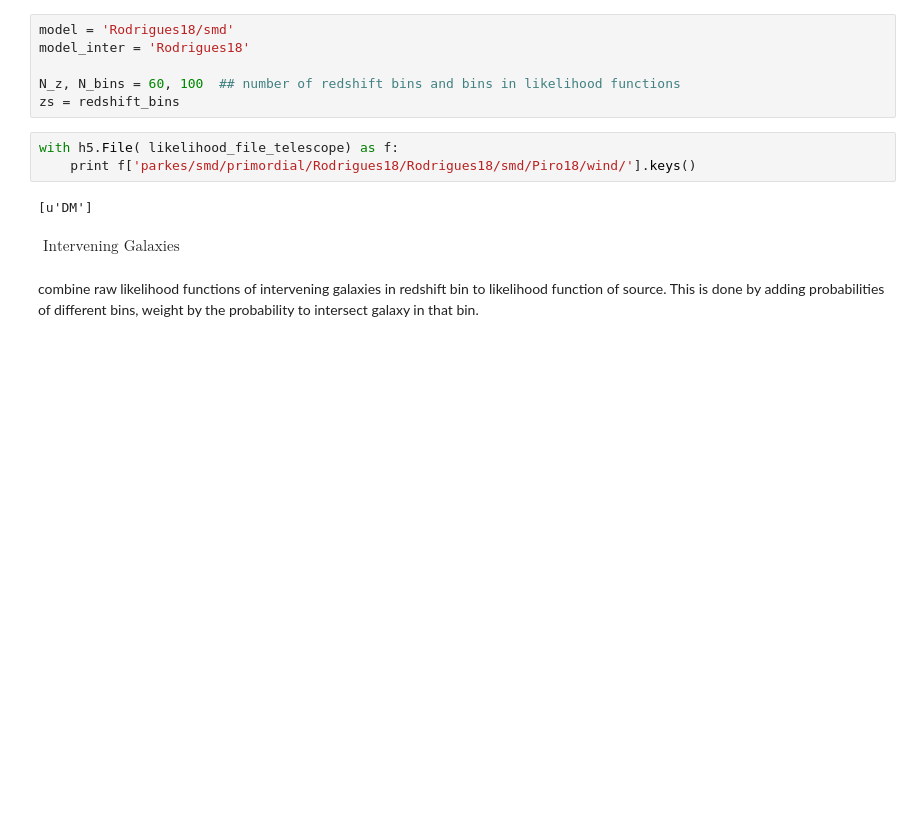
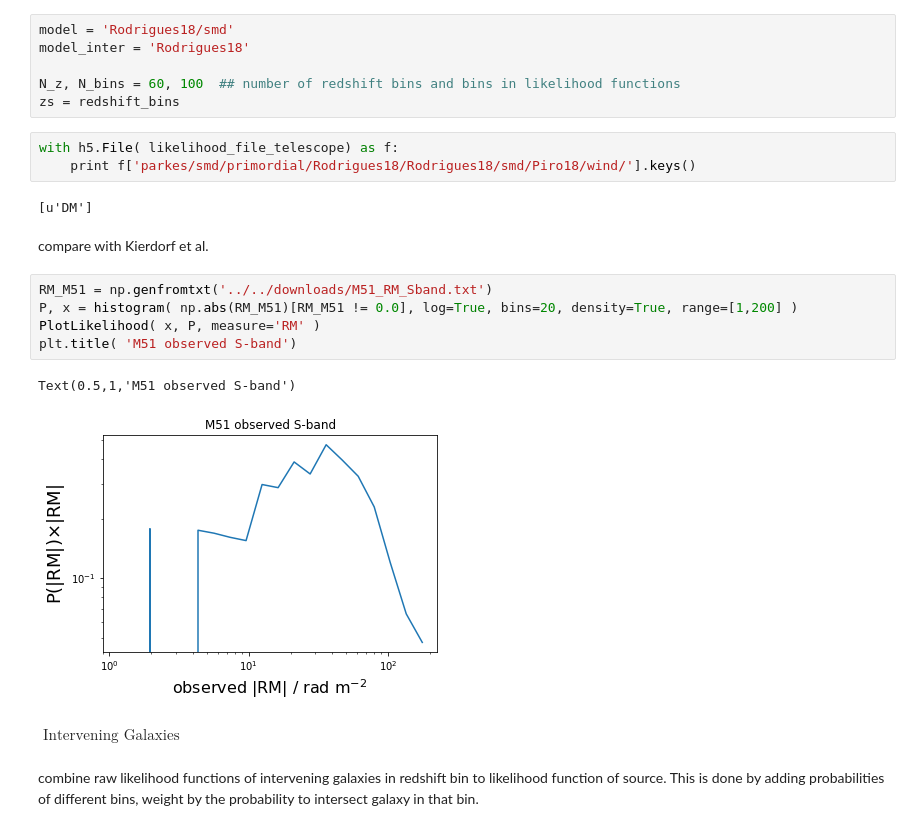
Before and after one commit to FRBs/PreFRBLE, a Jupyter notebook: notebooks/PreFRBLE_Rodrigues.ipynb, the cells around one changed output. Cells and saved outputs as stored; diff of their text form; blank space fills up the shorter version.

```diff
--- a/notebooks/PreFRBLE_Rodrigues.ipynb
+++ b/notebooks/PreFRBLE_Rodrigues.ipynb
@@ -15,4 +15,14 @@ with h5.File( likelihood_file_telescope) as f:
     print f['parkes/smd/primordial/Rodrigues18/Rodrigues18/smd/Piro18/wind/'].keys()
 # %% [output]
 [u'DM']
+# %% [markdown]
+compare with Kierdorf et al.
+# %%
+RM_M51 = np.genfromtxt('../../downloads/M51_RM_Sband.txt')
+P, x = histogram( np.abs(RM_M51)[RM_M51 != 0.0], log=True, bins=20, density=True, range=[1,200] )
+PlotLikelihood( x, P, measure='RM' )
+plt.title( 'M51 observed S-band')
+# %% [output]
+Text(0.5,1,'M51 observed S-band')
+[figure, added]
 # %% [markdown]
```
Also changed, not shown: parts of 1 cell of this notebook, 3 other files.
